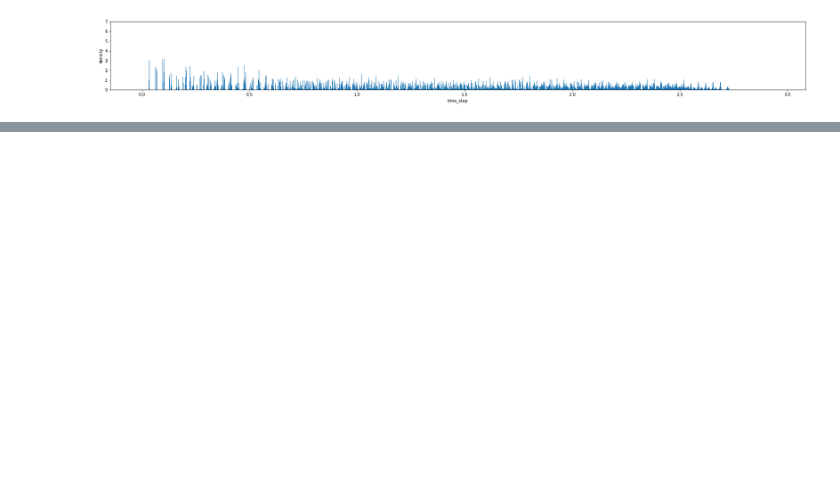
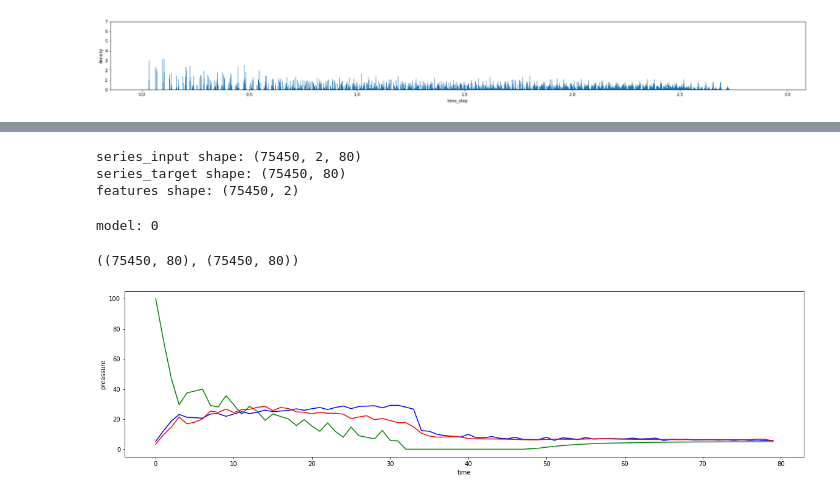
Before and after one commit to codefluence/ventilator-pressure-prediction, a Jupyter notebook: EDA.ipynb, the cells around one changed output, grey strips where cells are left out. Drawn from its saved outputs; the diff is of its cells as text; code cells hidden in the pictures; blank space fills up the shorter version.

```diff
--- a/EDA.ipynb
+++ b/EDA.ipynb
@@ -87,0 +75,32 @@ plot_hist(train_data.groupby("breath_id")["time_step"].max().values, (-2,2), 'le
+# %%
+data = VantilatorDataModule()
+# %% [output]
+series_input shape: (75450, 2, 80)
+series_target shape: (75450, 80)
+features shape: (75450, 2)
+# %%
+output = eval_models(data)
+# %% [output]
+model: 0
+# %%
+output.shape, data.series_target.shape
+# %% [output]
+((75450, 80), (75450, 80))
+# %%
+def plot_preassure(idx, ylim, title):
+
+    fig, ax = plt.subplots(1,1,figsize=(20,5))
+
+    #print(p)
+    #print(list(range(80)))
+
+    ax.plot(list(range(80)), data.series_input[idx,0], color='g')
+    ax.plot(list(range(80)), data.series_target[idx], color='b')
+    ax.plot(list(range(80)), output[idx], color='r')
+    plt.ylabel('preassure')
+    plt.xlabel('time')
+    #plt.ylim(ylim)
+# %%
+plot_preassure(40000, (-2,2), 'title')
+# %% [output]
+[figure, added]
```
Also changed, not shown: parts of 4 cells of this notebook, 3 other files.
